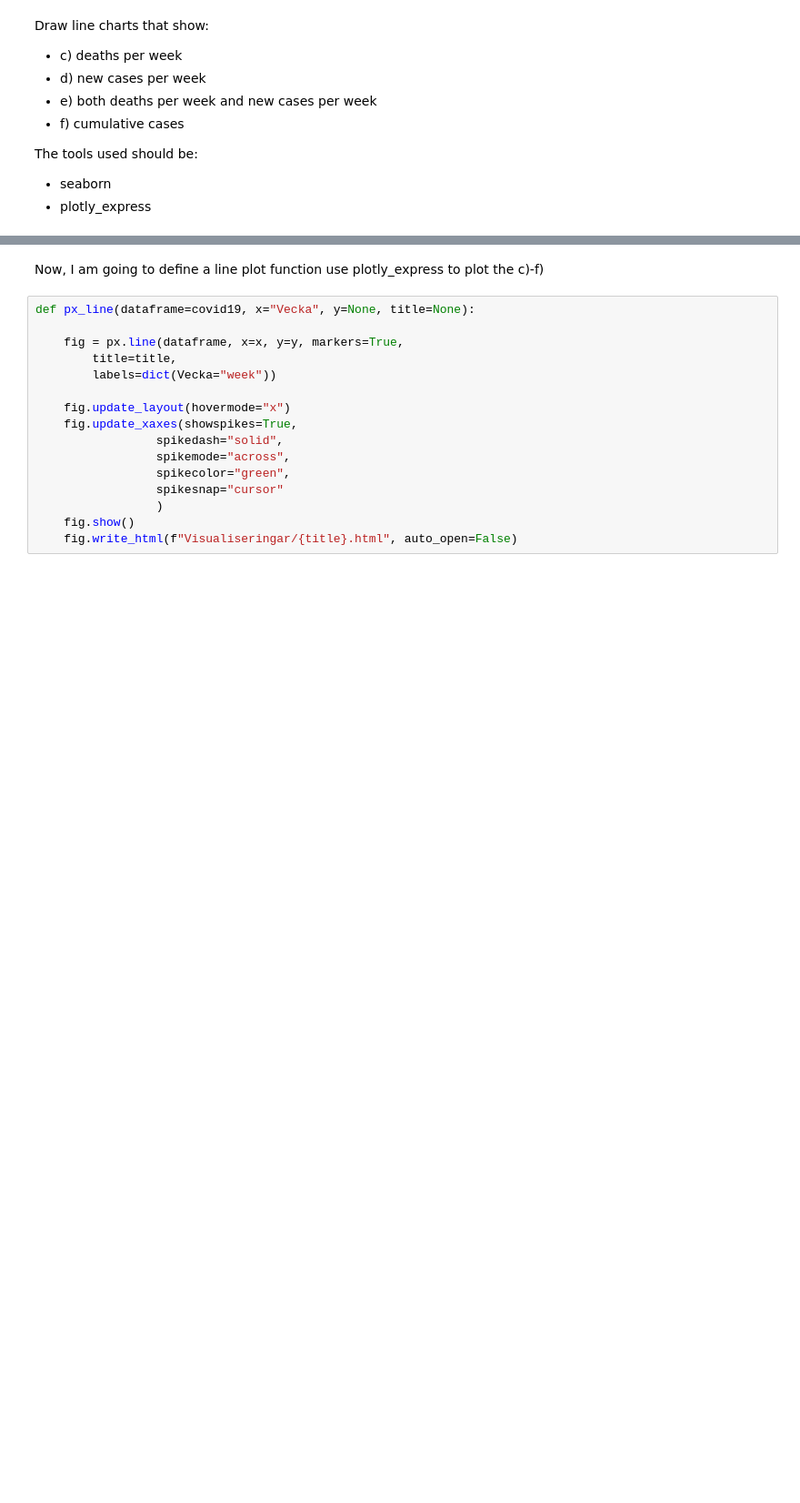
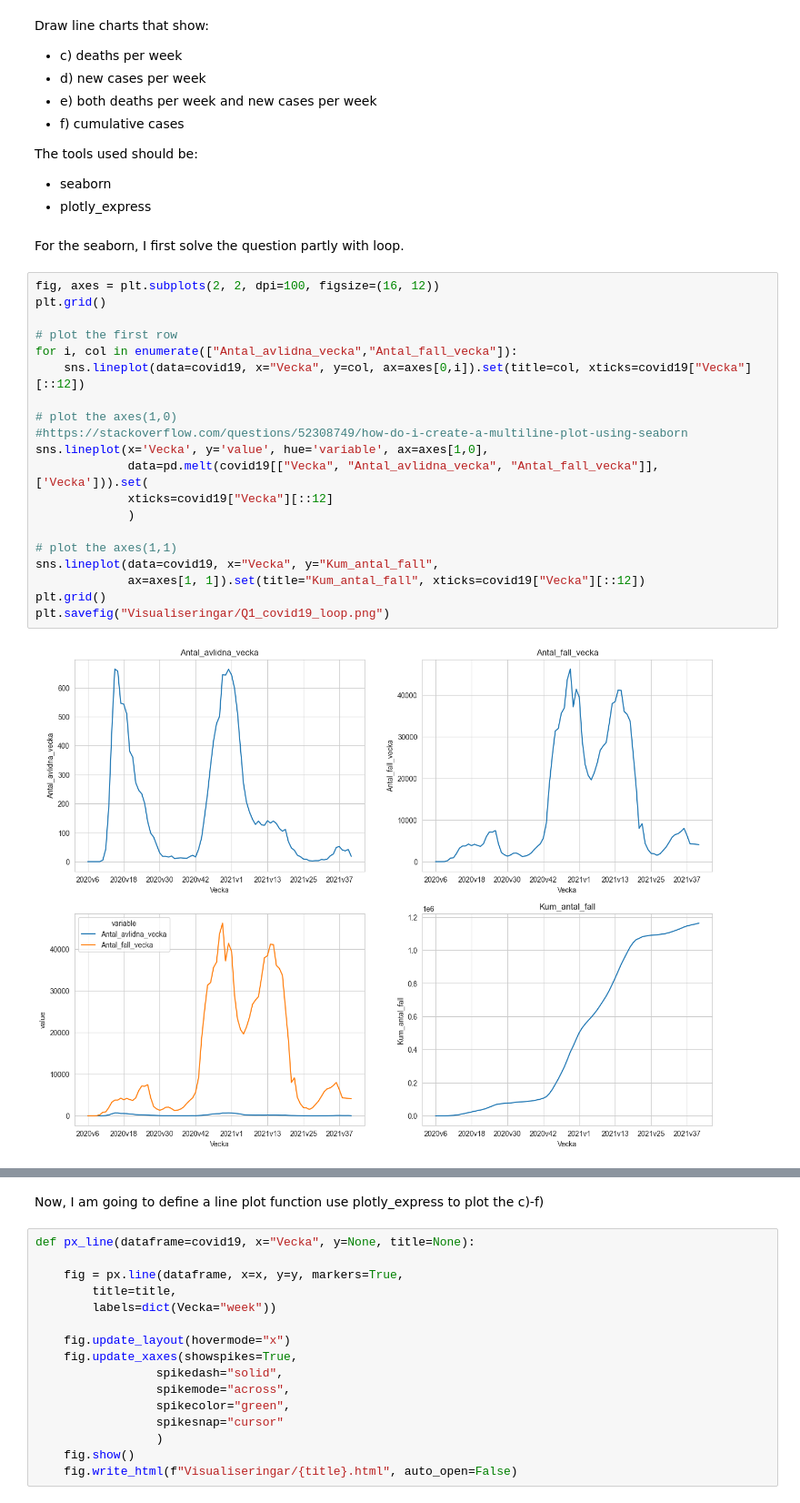
Before and after one commit to yuna-liu/Databehandling-Yuna-Liu, a Jupyter notebook: Labs/Lab1_Covid-19/lab1_covid19.ipynb, the cells around one changed output, grey strips where cells are left out. Shown at 91% size. Saved outputs shown, nothing was run; the diff lists cells and outputs as text; blank space fills up the shorter version.

```diff
--- a/Labs/Lab1_Covid-19/lab1_covid19.ipynb
+++ b/Labs/Lab1_Covid-19/lab1_covid19.ipynb
@@ -133,3 +133,27 @@ Draw line charts that show:
 The tools used should be:
 - seaborn
 - plotly_express
+# %% [markdown]
+For the seaborn, I first solve the question partly with loop.
+# %%
+fig, axes = plt.subplots(2, 2, dpi=100, figsize=(16, 12))
+plt.grid()
+
+# plot the first row
+for i, col in enumerate(["Antal_avlidna_vecka","Antal_fall_vecka"]):
+    sns.lineplot(data=covid19, x="Vecka", y=col, ax=axes[0,i]).set(title=col, xticks=covid19["Vecka"][::12])
+
+# plot the axes(1,0)
+#https://stackoverflow.com/questions/52308749/how-do-i-create-a-multiline-plot-using-seaborn
+sns.lineplot(x='Vecka', y='value', hue='variable', ax=axes[1,0],
+             data=pd.melt(covid19[["Vecka", "Antal_avlidna_vecka", "Antal_fall_vecka"]], ['Vecka'])).set(
+             xticks=covid19["Vecka"][::12]
+             )
+
+# plot the axes(1,1)
+sns.lineplot(data=covid19, x="Vecka", y="Kum_antal_fall",
+             ax=axes[1, 1]).set(title="Kum_antal_fall", xticks=covid19["Vecka"][::12])
+plt.grid()
+plt.savefig("Visualiseringar/Q1_covid19_loop.png")
+# %% [output]
+[figure, added]
```
Also changed, not shown: parts of 7 cells of this notebook, 11 other files.
